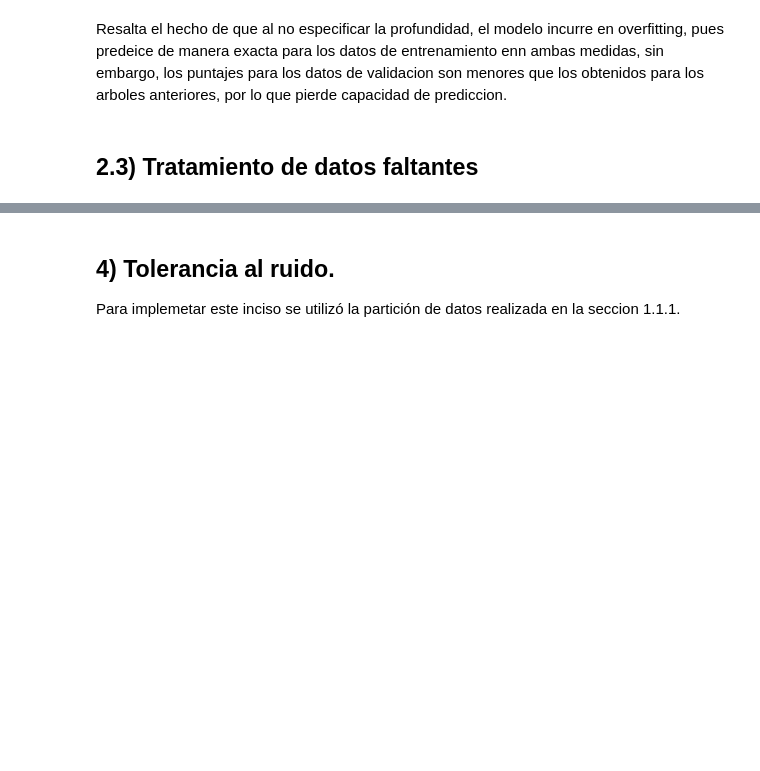
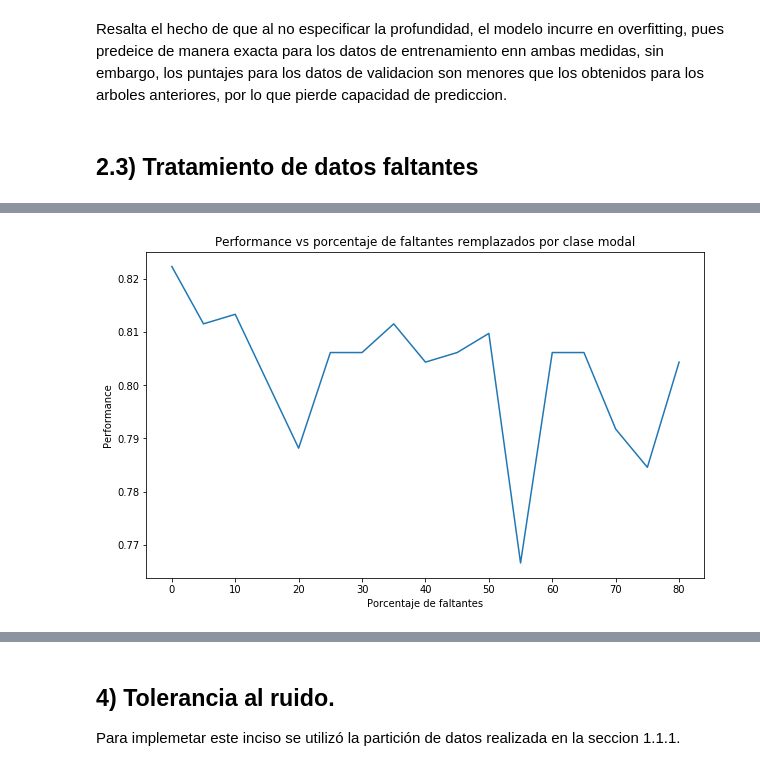
Before and after one commit to jjiguaran/Arboles-de-decison-para-los-prestamos-immobiliarios-en-Nueva-York, a Jupyter notebook: Housingv2_final.ipynb, the cells around one changed output, grey strips where cells are left out. Drawn from its saved outputs; the diff is of its cells as text; code cells hidden in the pictures; blank space fills up the shorter version.

```diff
--- a/Housingv2_final.ipynb
+++ b/Housingv2_final.ipynb
@@ -227,0 +288,9 @@ IndentationError: expected an indented block (<ipython-input-52-99df0f2e7d0a>, l
+# %%
+plt.figure(figsize=(10,6))
+plt.plot(list(range(0,85,5)), acc_class_mode)
+plt.title('Performance vs porcentaje de faltantes remplazados por clase modal')
+plt.ylabel('Performance')
+plt.xlabel('Porcentaje de faltantes')
+plt.show()
+# %% [output]
+[figure, added]
```
Also changed, not shown: parts of 35 cells of this notebook.
